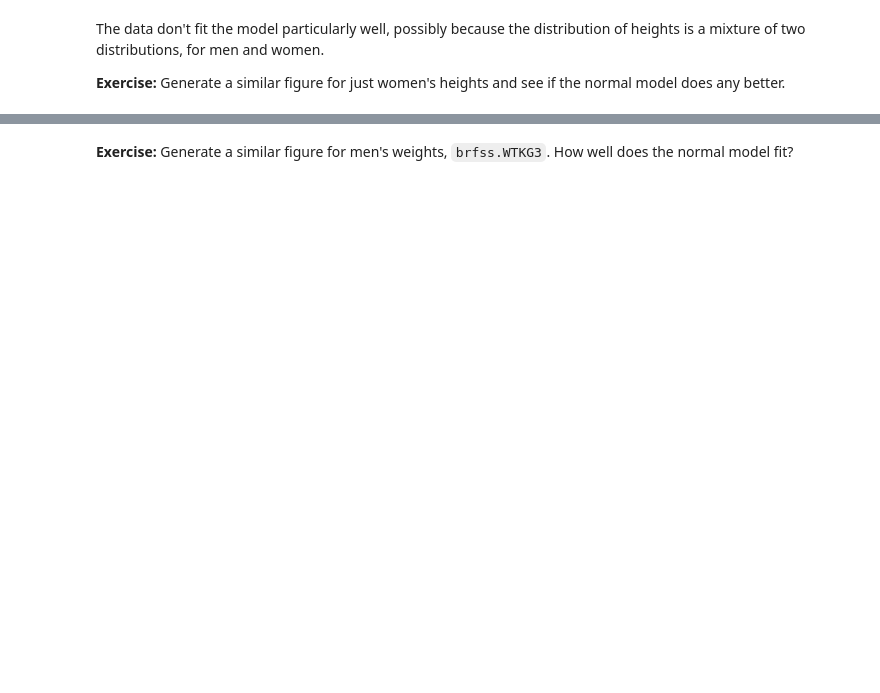
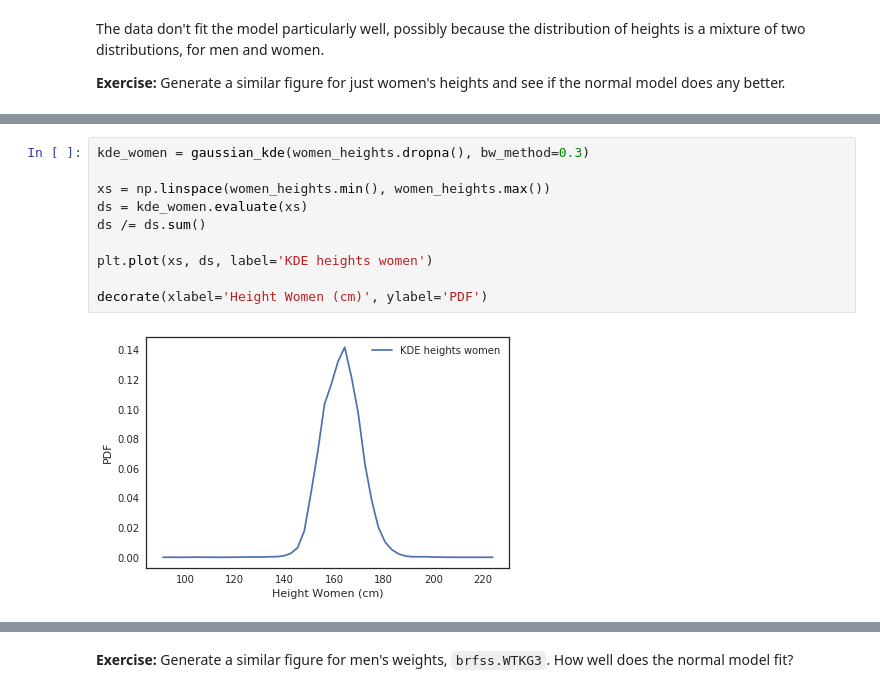
Before and after one commit to annagriffin/ThinkStats2, a Jupyter notebook: homeworks/homework02.ipynb, the cells around one changed output, grey strips where cells are left out. Cells and saved outputs as stored; diff of their text form; blank space fills up the shorter version.

```diff
--- a/homeworks/homework02.ipynb
+++ b/homeworks/homework02.ipynb
@@ -405,0 +428,12 @@ The data don't fit the model particularly well, possibly because the distributio
+# %%
+kde_women = gaussian_kde(women_heights.dropna(), bw_method=0.3)
+
+xs = np.linspace(women_heights.min(), women_heights.max())
+ds = kde_women.evaluate(xs)
+ds /= ds.sum()
+
+plt.plot(xs, ds, label='KDE heights women')
+
+decorate(xlabel='Height Women (cm)', ylabel='PDF')
+# %% [output]
+[figure, added]
```
Also changed, not shown: parts of 76 cells of this notebook, 1 other file.
